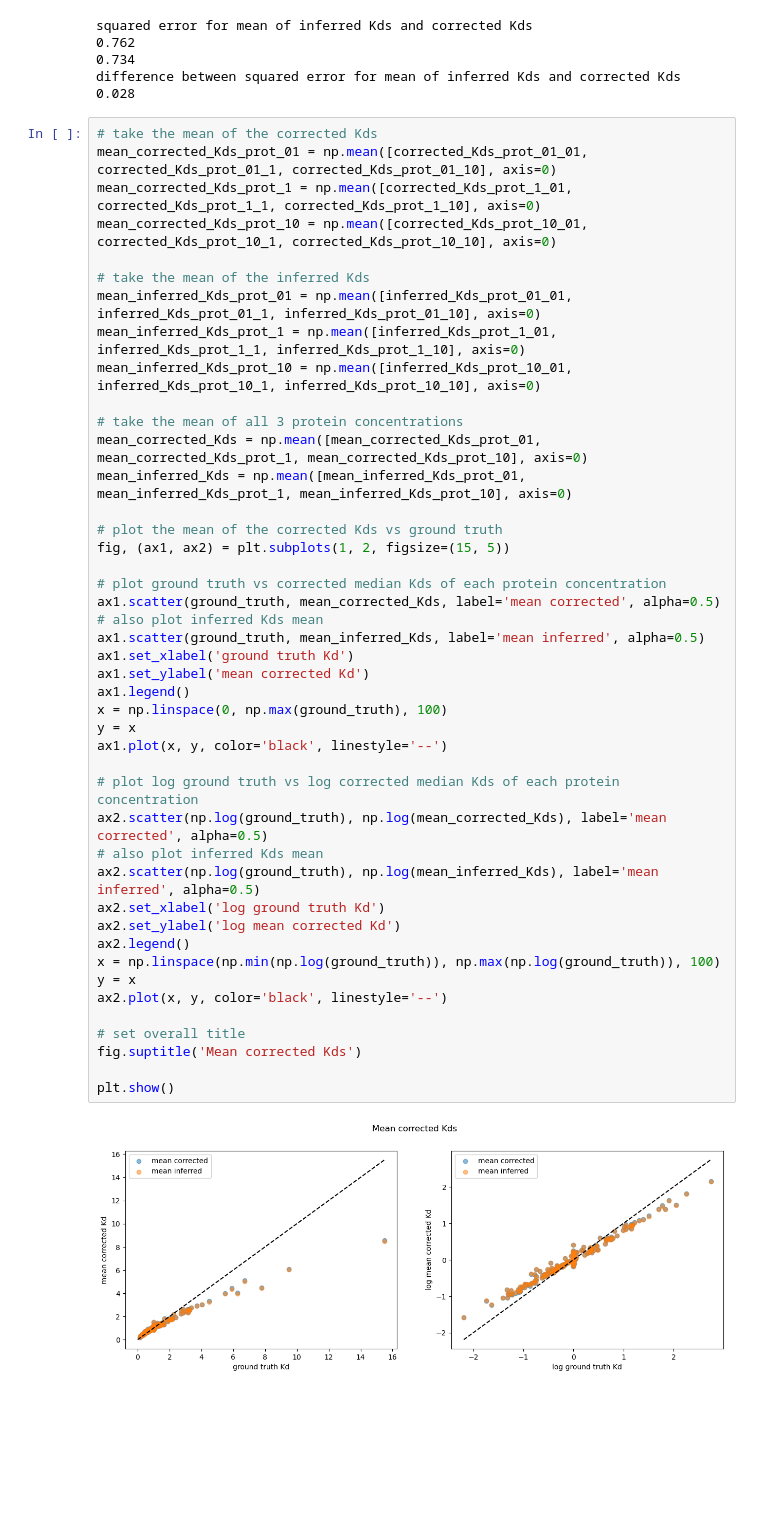
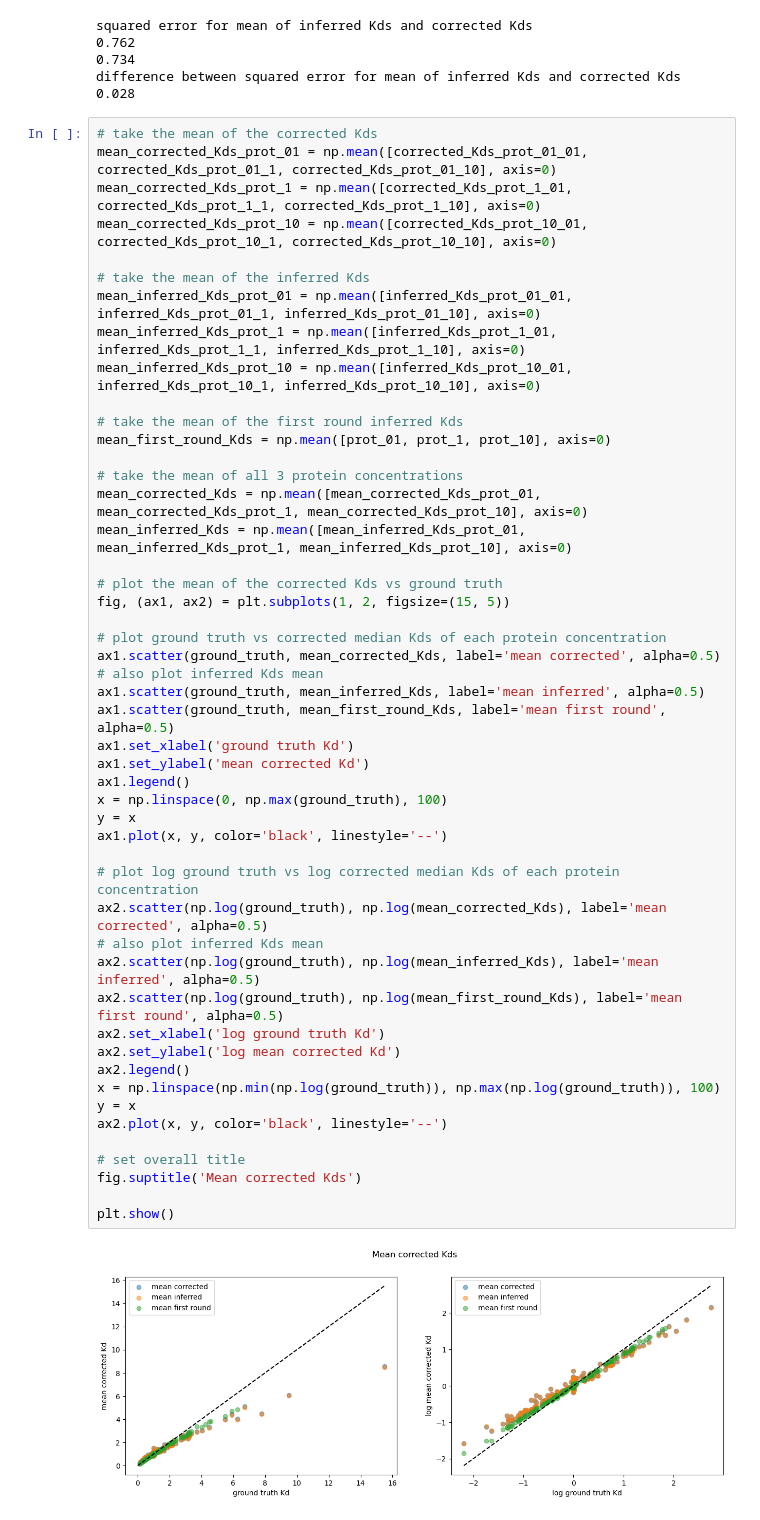
Before and after one commit to JoshuaGensel/dmMIME_correction, a Jupyter notebook: src/simulation_test.ipynb, the cells around one changed output. Drawn from its saved outputs; the diff is of its cells as text; blank space fills up the shorter version.

Commit message:
added first round inference to final plot

```diff
--- a/src/simulation_test.ipynb
+++ b/src/simulation_test.ipynb
@@ -401,6 +401,9 @@ mean_corrected_Kds_prot_10 = np.mean([corrected_Kds_prot_10_01, corrected_Kds_pr
 mean_inferred_Kds_prot_01 = np.mean([inferred_Kds_prot_01_01, inferred_Kds_prot_01_1, inferred_Kds_prot_01_10], axis=0)
 mean_inferred_Kds_prot_1 = np.mean([inferred_Kds_prot_1_01, inferred_Kds_prot_1_1, inferred_Kds_prot_1_10], axis=0)
 mean_inferred_Kds_prot_10 = np.mean([inferred_Kds_prot_10_01, inferred_Kds_prot_10_1, inferred_Kds_prot_10_10], axis=0)
+
+# take the mean of the first round inferred Kds
+mean_first_round_Kds = np.mean([prot_01, prot_1, prot_10], axis=0)
 
 # take the mean of all 3 protein concentrations
 mean_corrected_Kds = np.mean([mean_corrected_Kds_prot_01, mean_corrected_Kds_prot_1, mean_corrected_Kds_prot_10], axis=0)
@@ -409,31 +412,33 @@ mean_inferred_Kds = np.mean([mean_inferred_Kds_prot_01, mean_inferred_Kds_prot_1
 # plot the mean of the corrected Kds vs ground truth
 fig, (ax1, ax2) = plt.subplots(1, 2, figsize=(15, 5))
 
 # plot ground truth vs corrected median Kds of each protein concentration
 ax1.scatter(ground_truth, mean_corrected_Kds, label='mean corrected', alpha=0.5)
 # also plot inferred Kds mean
 ax1.scatter(ground_truth, mean_inferred_Kds, label='mean inferred', alpha=0.5)
+ax1.scatter(ground_truth, mean_first_round_Kds, label='mean first round', alpha=0.5)
 ax1.set_xlabel('ground truth Kd')
 ax1.set_ylabel('mean corrected Kd')
 ax1.legend()
 x = np.linspace(0, np.max(ground_truth), 100)
 y = x
 ax1.plot(x, y, color='black', linestyle='--')
 
 # plot log ground truth vs log corrected median Kds of each protein concentration
 ax2.scatter(np.log(ground_truth), np.log(mean_corrected_Kds), label='mean corrected', alpha=0.5)
 # also plot inferred Kds mean
 ax2.scatter(np.log(ground_truth), np.log(mean_inferred_Kds), label='mean inferred', alpha=0.5)
+ax2.scatter(np.log(ground_truth), np.log(mean_first_round_Kds), label='mean first round', alpha=0.5)
 ax2.set_xlabel('log ground truth Kd')
 ax2.set_ylabel('log mean corrected Kd')
 ax2.legend()
 x = np.linspace(np.min(np.log(ground_truth)), np.max(np.log(ground_truth)), 100)
 y = x
 ax2.plot(x, y, color='black', linestyle='--')
 
 # set overall title
 fig.suptitle('Mean corrected Kds')
 
 plt.show()
 # %% [output]
-[figure, old version]
+[figure, new version]
```
